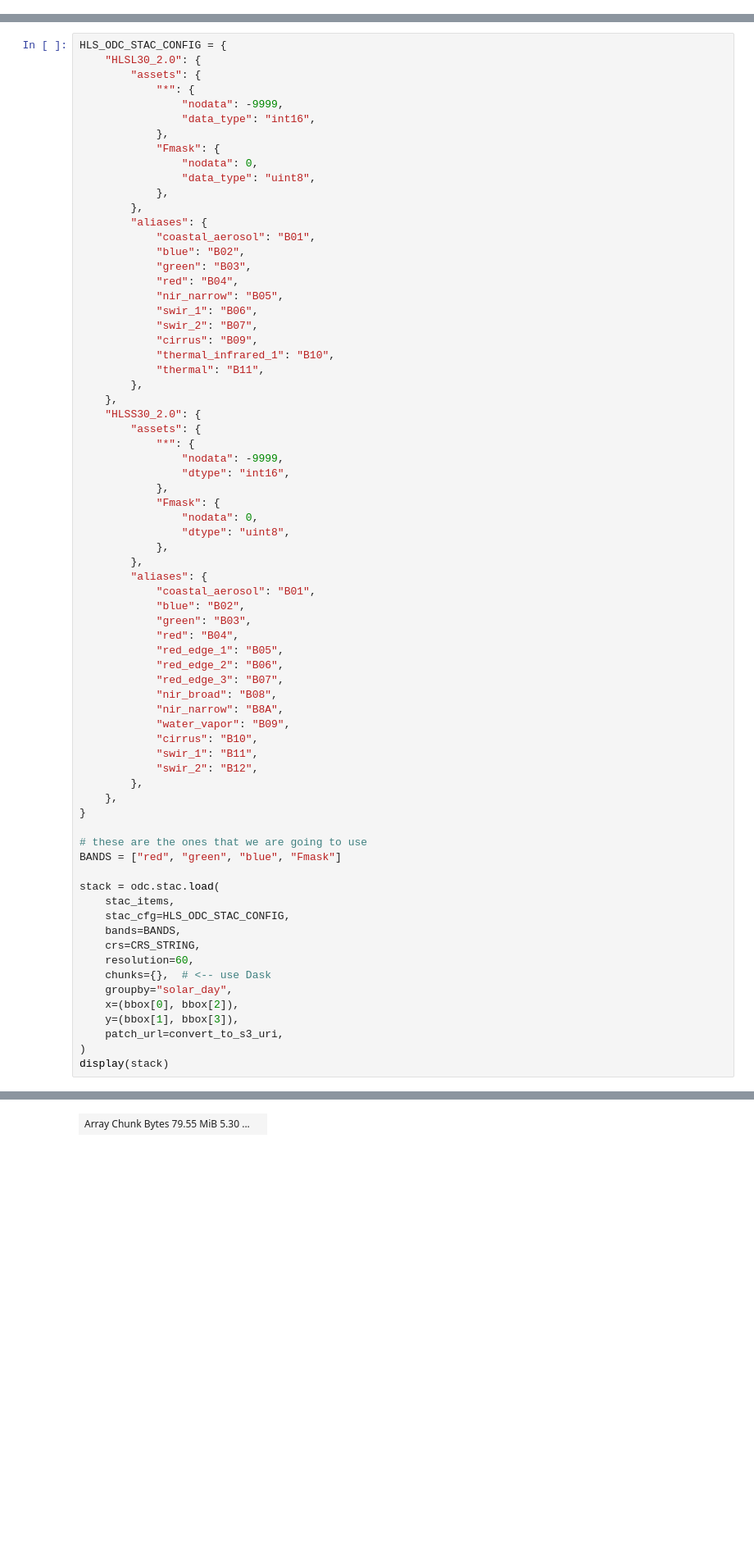
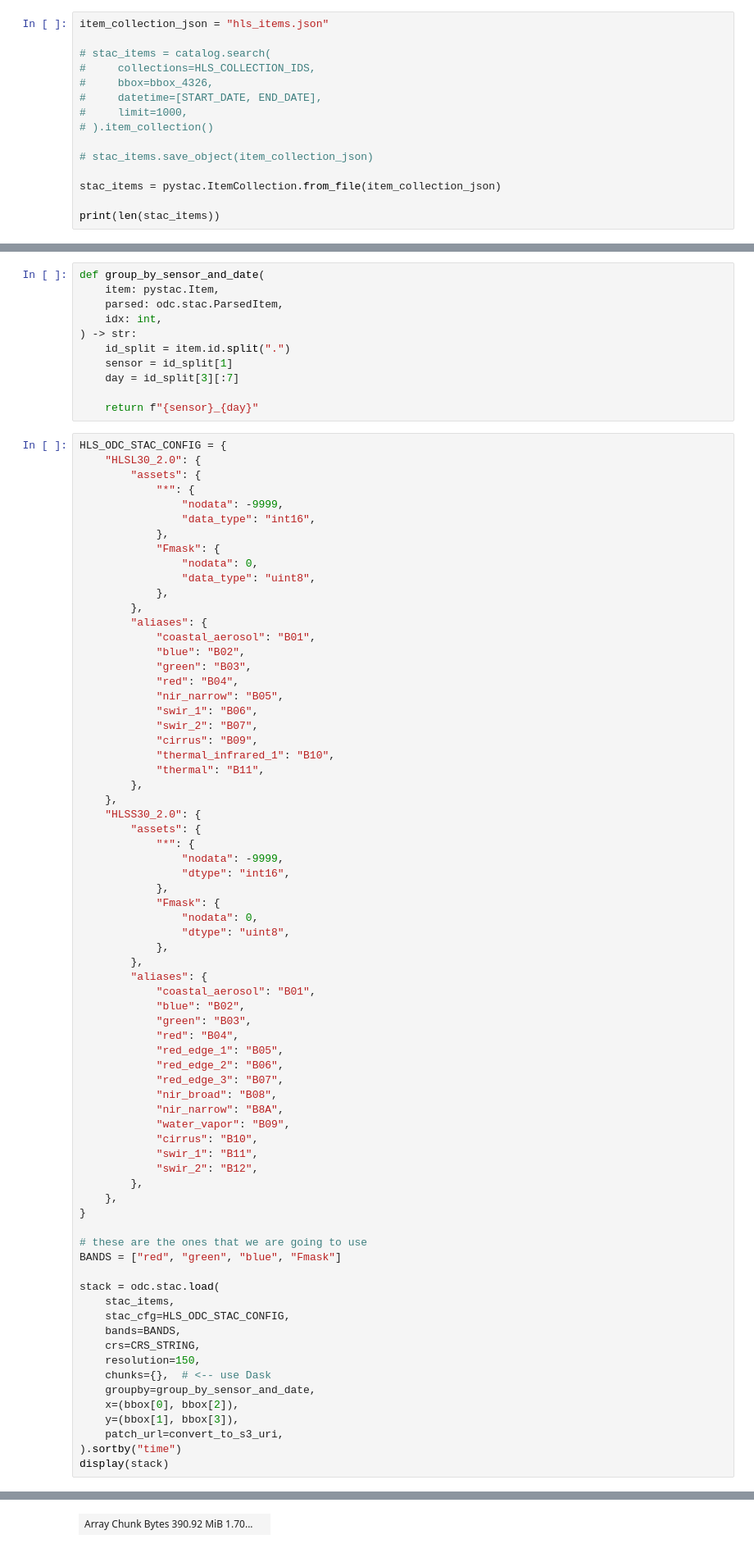
Before and after one commit to hrodmn/hrodmn.dev, a Jupyter notebook: posts/odc_stac/index.ipynb, the cells around one changed output, grey strips where cells are left out. Shown at 82% size. Cells and saved outputs as stored; diff of their text form; blank space fills up the shorter version.

```diff
--- a/posts/odc_stac/index.ipynb
+++ b/posts/odc_stac/index.ipynb
@@ -77,0 +68,15 @@ stac_items = catalog.search(
+# %%
+item_collection_json = "hls_items.json"
+
+# stac_items = catalog.search(
+#     collections=HLS_COLLECTION_IDS,
+#     bbox=bbox_4326,
+#     datetime=[START_DATE, END_DATE],
+#     limit=1000,
+# ).item_collection()
+
+# stac_items.save_object(item_collection_json)
+
+stac_items = pystac.ItemCollection.from_file(item_collection_json)
+
+print(len(stac_items))
@@ -87,3 +98,14 @@ stac_items[0].assets["B04"].href
+# %%
+def group_by_sensor_and_date(
+    item: pystac.Item,
+    parsed: odc.stac.ParsedItem,
+    idx: int,
+) -> str:
+    id_split = item.id.split(".")
+    sensor = id_split[1]
+    day = id_split[3][:7]
+
+    return f"{sensor}_{day}"
 # %%
 HLS_ODC_STAC_CONFIG = {
     "HLSL30_2.0": {
@@ -147,12 +169,12 @@ stack = odc.stac.load(
     stac_cfg=HLS_ODC_STAC_CONFIG,
     bands=BANDS,
     crs=CRS_STRING,
-    resolution=60,
+    resolution=150,
     chunks={},  # <-- use Dask
-    groupby="solar_day",
+    groupby=group_by_sensor_and_date,
     x=(bbox[0], bbox[2]),
     y=(bbox[1], bbox[3]),
     patch_url=convert_to_s3_uri,
-)
+).sortby("time")
 display(stack)
 # %% [output]
@@ -174,5 +196,5 @@ dask.array<chunksize=(1, 1667, 1668), meta=np.ndarray>
 nodata :
 -9999
-| Array Chunk Bytes 79.55 MiB 5.30 ... |  |
+| Array Chunk Bytes 390.92 MiB 1.70... |  |
 green
 (time, y, x)
```
Also changed, not shown: parts of 18 cells of this notebook.
